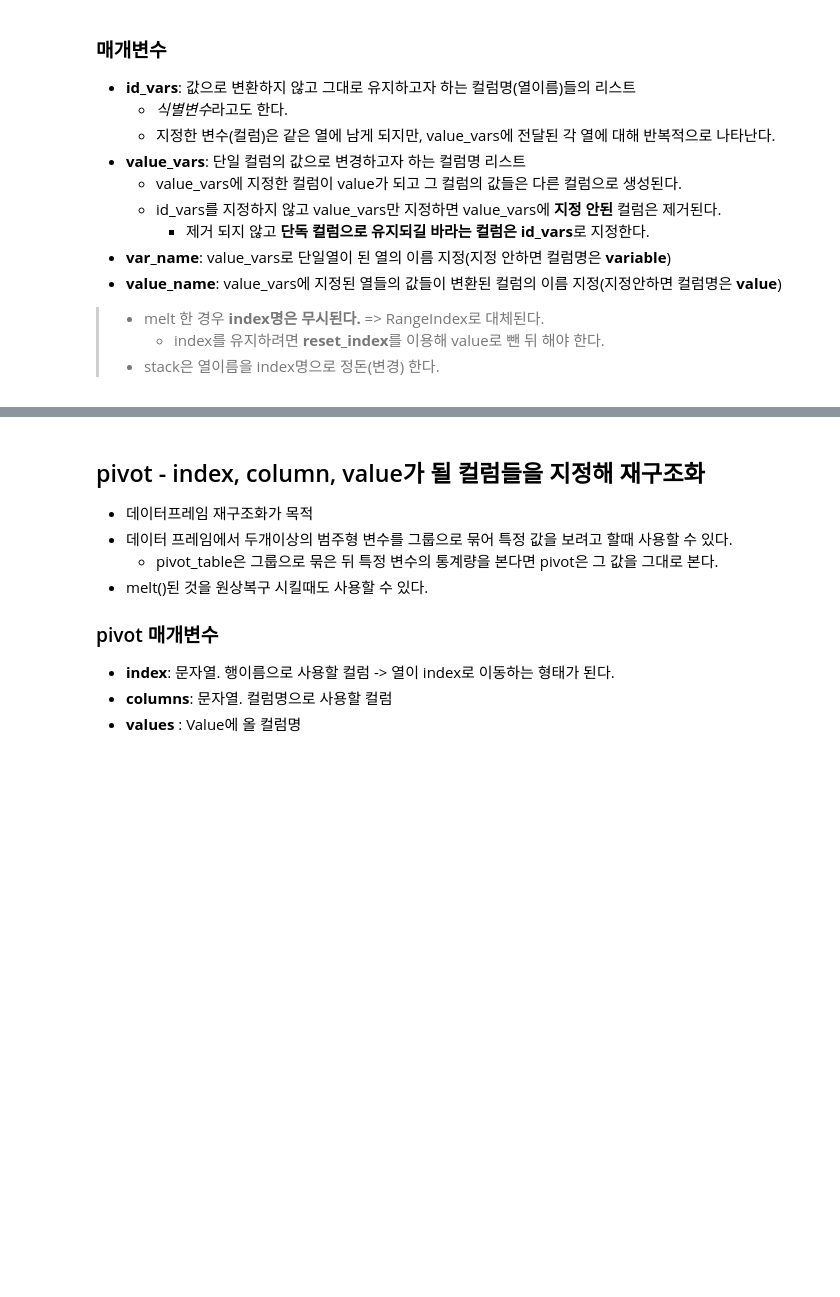
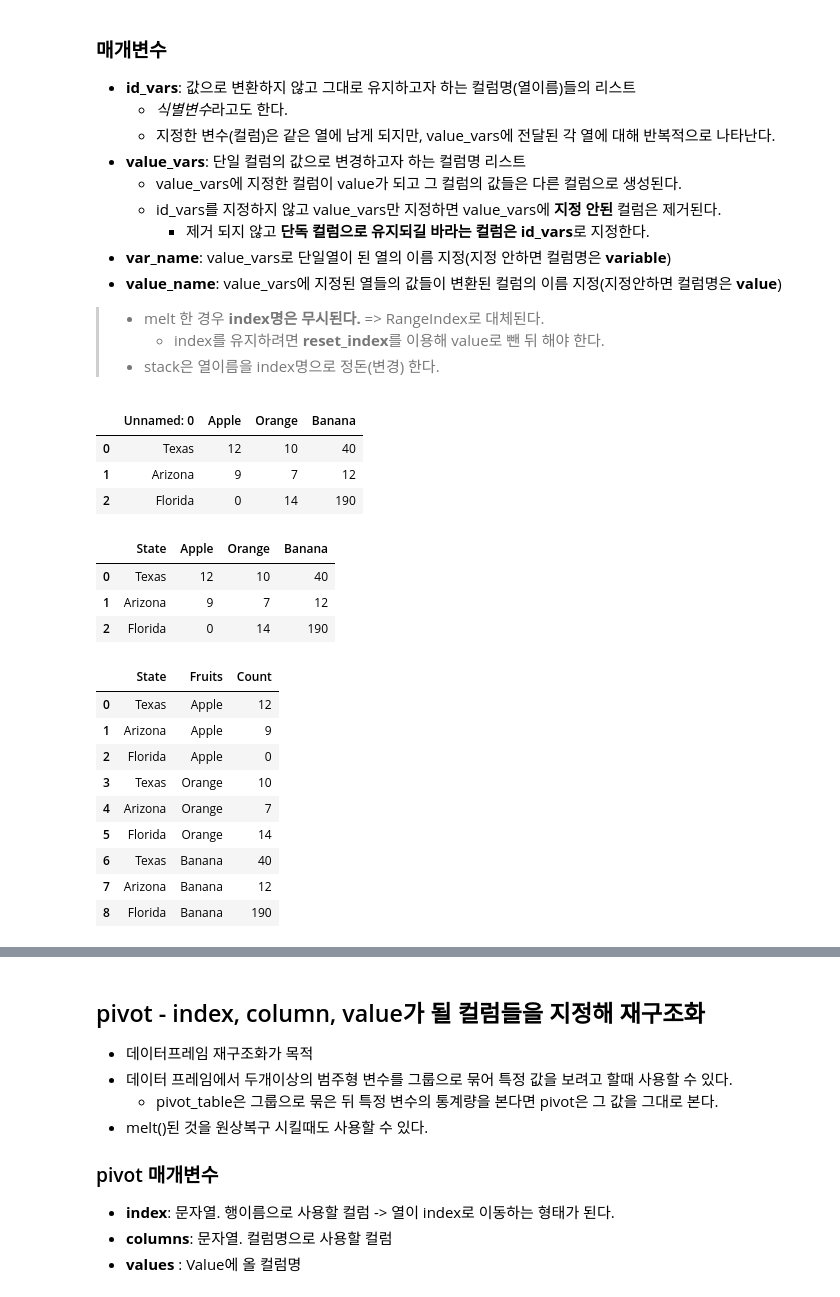
Before and after one commit to clerknek/PlayData, a Jupyter notebook: 02_Pandas/06_DataFrame_재구조화.ipynb, the cells around one changed output, grey strips where cells are left out. Saved outputs shown, nothing was run; the diff lists cells and outputs as text; code cells hidden in the pictures; blank space fills up the shorter version.

```diff
--- a/02_Pandas/06_DataFrame_재구조화.ipynb
+++ b/02_Pandas/06_DataFrame_재구조화.ipynb
@@ -98,3 +259,39 @@ Tidy data란 용어는 해들리 위컴이 **분석이 용이한 형태로 구
 > - melt 한 경우 **index명은 무시된다.** => RangeIndex로 대체된다.
 >    - index를 유지하려면 **reset_index**를 이용해 value로 뺀 뒤 해야 한다.
 > - stack은 열이름을 index명으로 정돈(변경) 한다.
+# %%
+state_fruits2 = pd.read_csv('data/state_fruit.csv')
+state_fruits2
+# %% [output]
+|  | Unnamed: 0 | Apple | Orange | Banana |
+| 0 | Texas | 12 | 10 | 40 |
+| 1 | Arizona | 9 | 7 | 12 |
+| 2 | Florida | 0 | 14 | 190 |
+# %%
+state_fruits2.rename({state_fruits2.columns[0]:"State"}, axis=1, inplace=True)
+state_fruits2
+# %% [output]
+|  | State | Apple | Orange | Banana |
+| 0 | Texas | 12 | 10 | 40 |
+| 1 | Arizona | 9 | 7 | 12 |
+| 2 | Florida | 0 | 14 | 190 |
+# %%
+# stack의 경우 컬럼 명을 전부 내려버리기 때문에 특정한 컬럼명만 내릴 수 없다
+# vars=>칼럼들
+s = state_fruits2.melt(id_vars=['State'], # 값으로 변경하지 않고 칼럼으로 유지할 칼럼이름들을 지정
+                   value_vars=['Apple', 'Orange', 'Banana'], # 단일 컬럼의 값으로 변경할 칼럼이름들을 지정
+                   var_name="Fruits", # 컬럼명이 값으로 들어간 칼럼의 이름을 지정
+                   value_name="Count" # value들이 값으로 들어간 칼럼의 이름을 지정
+                   )
+s
+# %% [output]
+|  | State | Fruits | Count |
+| 0 | Texas | Apple | 12 |
+| 1 | Arizona | Apple | 9 |
+| 2 | Florida | Apple | 0 |
+| 3 | Texas | Orange | 10 |
+| 4 | Arizona | Orange | 7 |
+| 5 | Florida | Orange | 14 |
+| 6 | Texas | Banana | 40 |
+| 7 | Arizona | Banana | 12 |
+| 8 | Florida | Banana | 190 |
```
Also changed, not shown: parts of 22 cells of this notebook.
